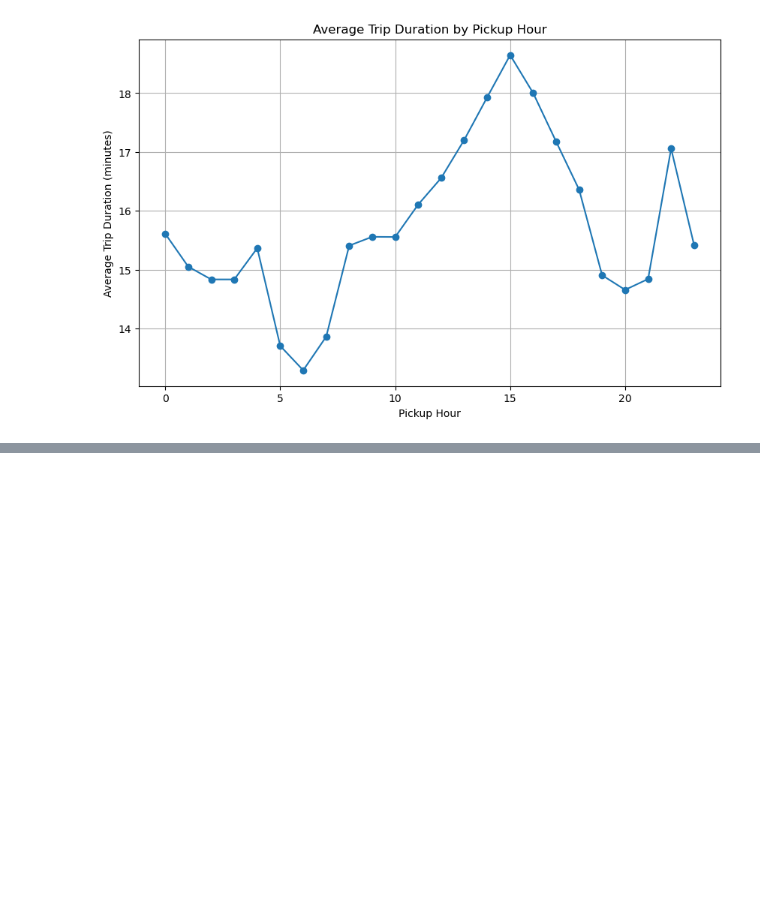
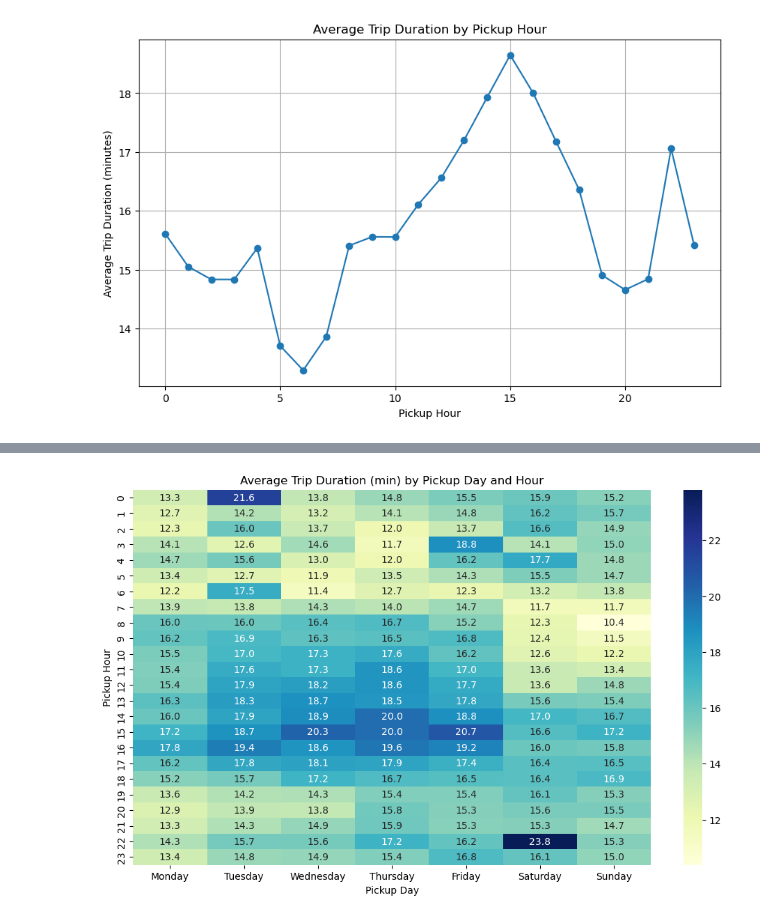
Before and after one commit to Niki123456123456/taxi_trip_duration, a Jupyter notebook: main.ipynb, the cells around one changed output, grey strips where cells are left out. Drawn from its saved outputs; the diff is of its cells as text; code cells hidden in the pictures; blank space fills up the shorter version.

```diff
--- a/main.ipynb
+++ b/main.ipynb
@@ -178,0 +192,19 @@ plt.show()
+# %%
+import seaborn as sns
+
+hourly_avg = train.groupby(['pickup_day_name', 'pickup_hour'])['trip_duration_min'].mean()
+# Pivot the series so that rows represent pickup_hour and columns represent pickup_day_name
+heatmap_data = hourly_avg.unstack(level=0)
+
+# Optionally, reorder the columns based on weekday_labels if defined
+if 'weekday_labels' in globals():
+    heatmap_data = heatmap_data[weekday_labels]
+
+plt.figure(figsize=(12, 7))
+sns.heatmap(heatmap_data, annot=True, fmt=".1f", cmap="YlGnBu")
+plt.title("Average Trip Duration (min) by Pickup Day and Hour")
+plt.xlabel("Pickup Day")
+plt.ylabel("Pickup Hour")
+plt.show()
+# %% [output]
+[figure, added]
```
Also changed, not shown: parts of 2 cells of this notebook.
